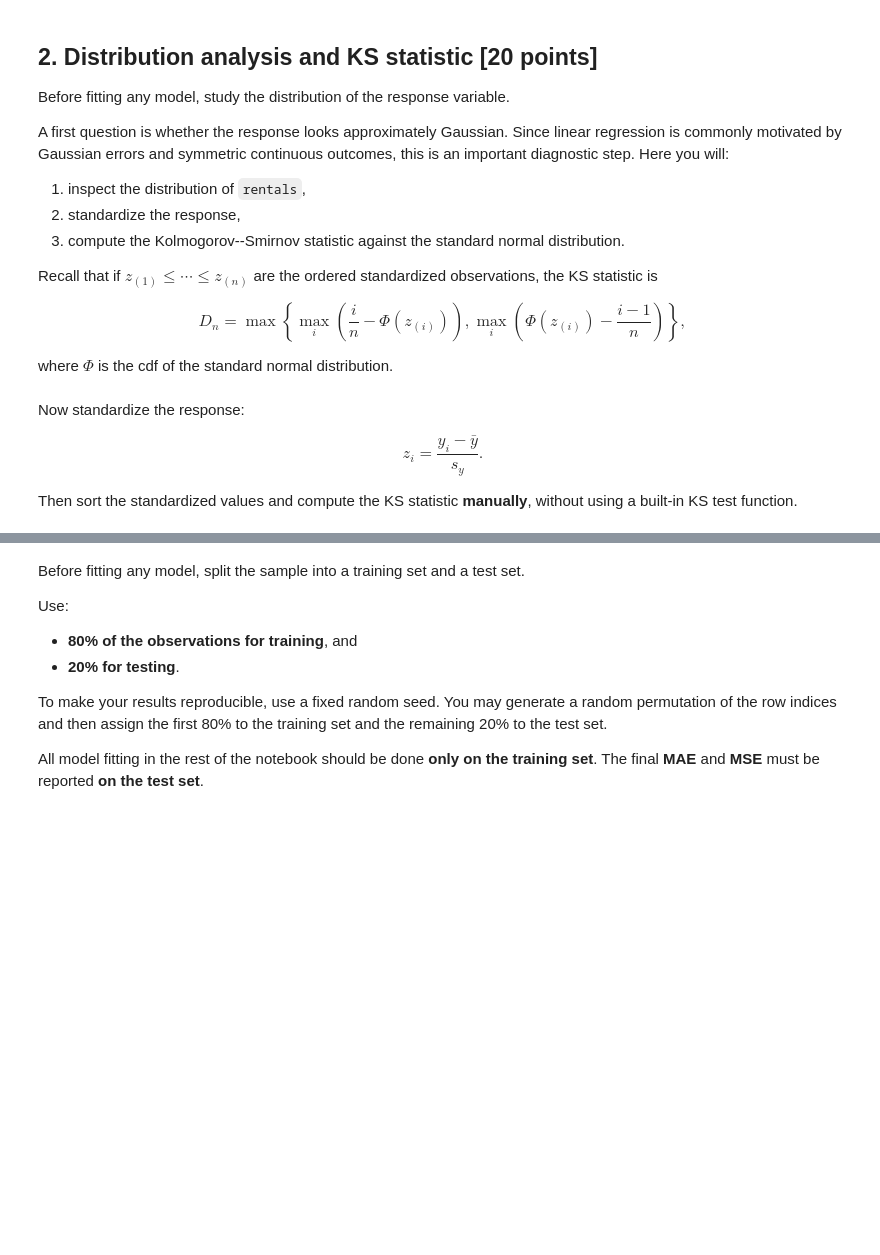
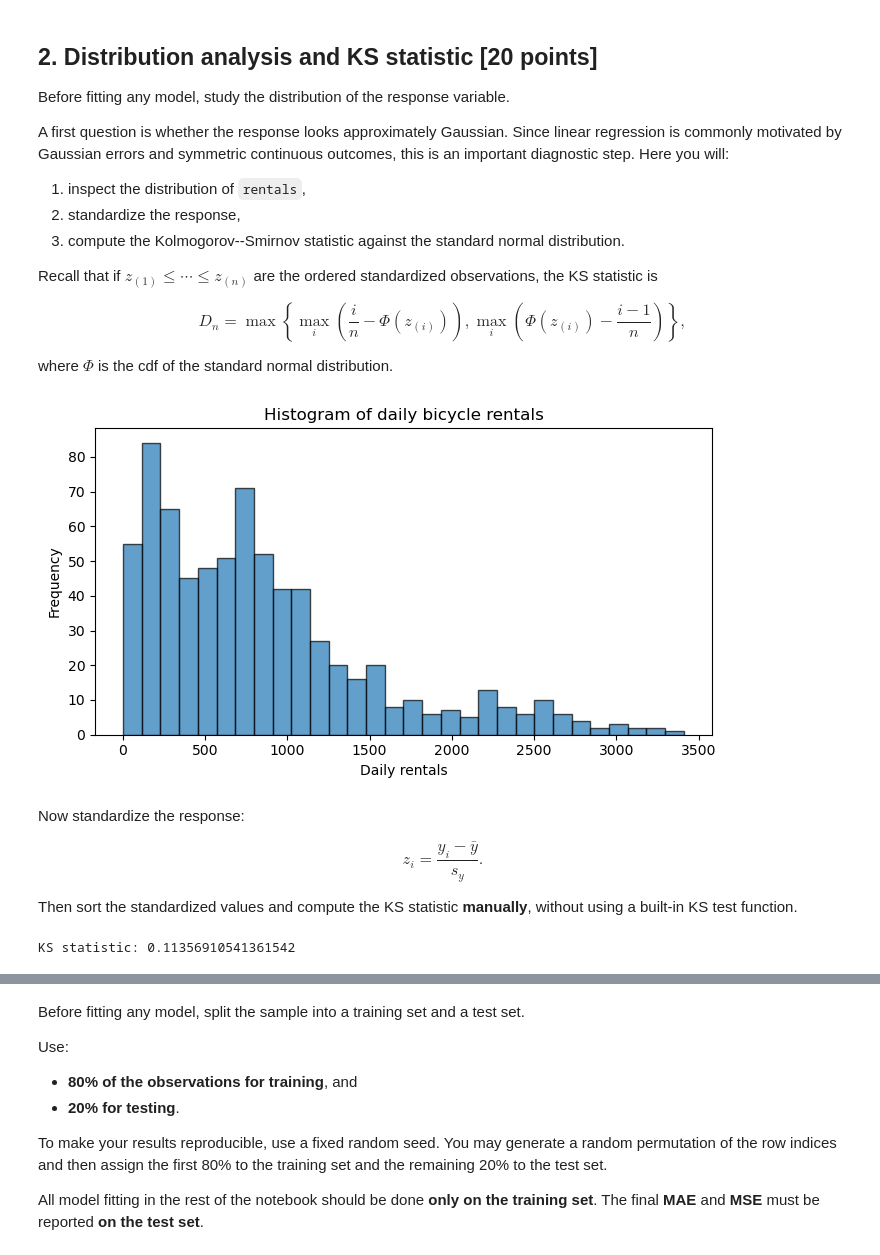
Before and after one commit to aymanbakiri/ML_econometrics, a Jupyter notebook: HW1/Question2_GLM_Count_Modeling_Notebook.ipynb, the cells around one changed output, grey strips where cells are left out. Drawn from its saved outputs; the diff is of its cells as text; code cells hidden in the pictures; blank space fills up the shorter version.

```diff
--- a/HW1/Question2_GLM_Count_Modeling_Notebook.ipynb
+++ b/HW1/Question2_GLM_Count_Modeling_Notebook.ipynb
@@ -62,13 +75,20 @@ Throughout the notebook, let the response variable be `rentals`, the daily numbe
 # Hint: keep a copy of the names of the selected features in a Python list.
 
 feature_names = [
-    # TODO
+    "temp",
+    "hum",
+    "windspeed",
+    "workingday",
+    "holiday",
+    "weathersit",
+    "season",
 ]
 
 # X_raw should contain only the selected explanatory variables.
-X_raw = None
+X_raw = data[feature_names].copy()
 
 # y should contain the rental counts.
-y = None
+y = data["rentals"].to_numpy(dtype=float)
 
 # Display the first rows of X_raw if you want to inspect your chosen variables.
+X_raw.head()
@@ -96,8 +123,17 @@ where $\Phi$ is the cdf of the standard normal distribution.
 # %%
 
 # TODO: plot a histogram of `rentals`.
 # You may use around 30 bins.
 # Your code here
+plt.figure(figsize=(7, 4))
+plt.hist(y, bins=30, edgecolor="black", alpha=0.7)
+plt.xlabel("Daily rentals")
+plt.ylabel("Frequency")
+plt.title("Histogram of daily bicycle rentals")
+plt.tight_layout()
+plt.show()
+# %% [output]
+[figure, added]
 # %% [markdown]
 Now standardize the response:
 
@@ -118,11 +154,15 @@ n = len(z_sorted)
 #   F_emp_upper at z_(i) is (i+1)/n in Python indexing,
 #   F_emp_lower at z_(i) is i/n,
 #   F_theory is norm.cdf(z_sorted[i]).
-
-Dn = None
-
+# Dn = None
 # Your code here
+Phi_z = norm.cdf(z_sorted)
+i_plus_1_over_n = (np.arange(n) + 1) / n
+i_over_n = np.arange(n) / n
+Dn = max(np.max(i_plus_1_over_n - Phi_z), np.max(Phi_z - i_over_n))
 
 print("KS statistic:", Dn)
+# %% [output]
+KS statistic: 0.11356910541361542
 # %% [markdown]
 Briefly comment on the result. Does the empirical distribution of `rentals` look close to a Gaussian distribution? What does this suggest about the suitability of linear regression as a primary model?
```
Also changed, not shown: parts of 19 cells of this notebook, 1 other file.
